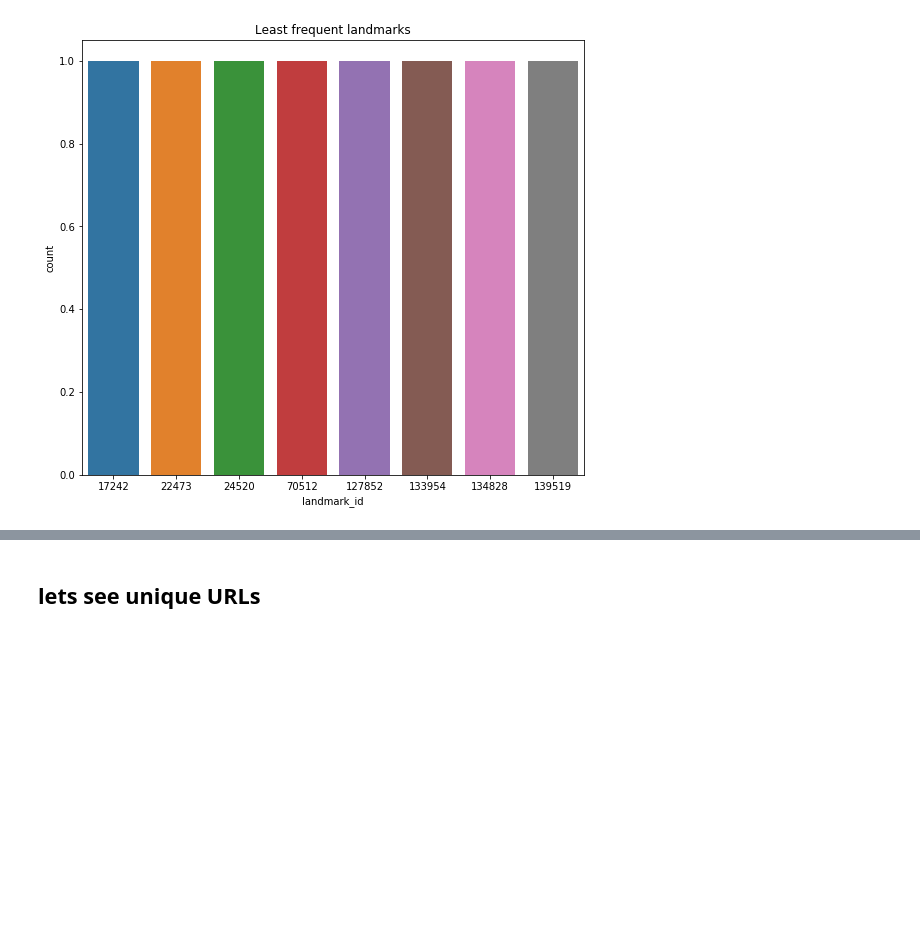
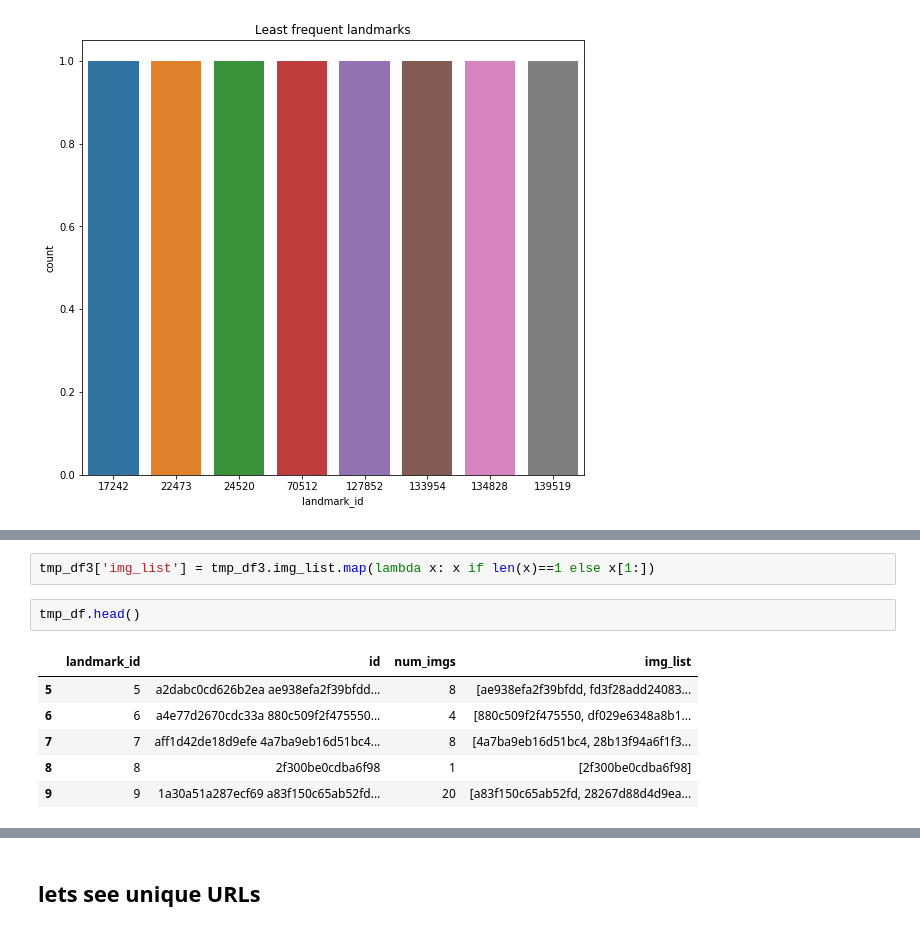
Before and after one commit to chicm/landmark, a Jupyter notebook: recognition/data_analysis.ipynb, the cells around one changed output, grey strips where cells are left out. Saved outputs shown, nothing was run; the diff lists cells and outputs as text; blank space fills up the shorter version.

```diff
--- a/recognition/data_analysis.ipynb
+++ b/recognition/data_analysis.ipynb
@@ -337,0 +407,11 @@ plt.show()
+# %%
+tmp_df3['img_list'] = tmp_df3.img_list.map(lambda x: x if len(x)==1 else x[1:])
+# %%
+tmp_df.head()
+# %% [output]
+|  | landmark_id | id | num_imgs | img_list |
+| 5 | 5 | a2dabc0cd626b2ea ae938efa2f39bfdd... | 8 | [ae938efa2f39bfdd, fd3f28add24083... |
+| 6 | 6 | a4e77d2670cdc33a 880c509f2f475550... | 4 | [880c509f2f475550, df029e6348a8b1... |
+| 7 | 7 | aff1d42de18d9efe 4a7ba9eb16d51bc4... | 8 | [4a7ba9eb16d51bc4, 28b13f94a6f1f3... |
+| 8 | 8 | 2f300be0cdba6f98 | 1 | [2f300be0cdba6f98] |
+| 9 | 9 | 1a30a51a287ecf69 a83f150c65ab52fd... | 20 | [a83f150c65ab52fd, 28267d88d4d9ea... |
```
Also changed, not shown: parts of 25 cells of this notebook, 3 other files.
